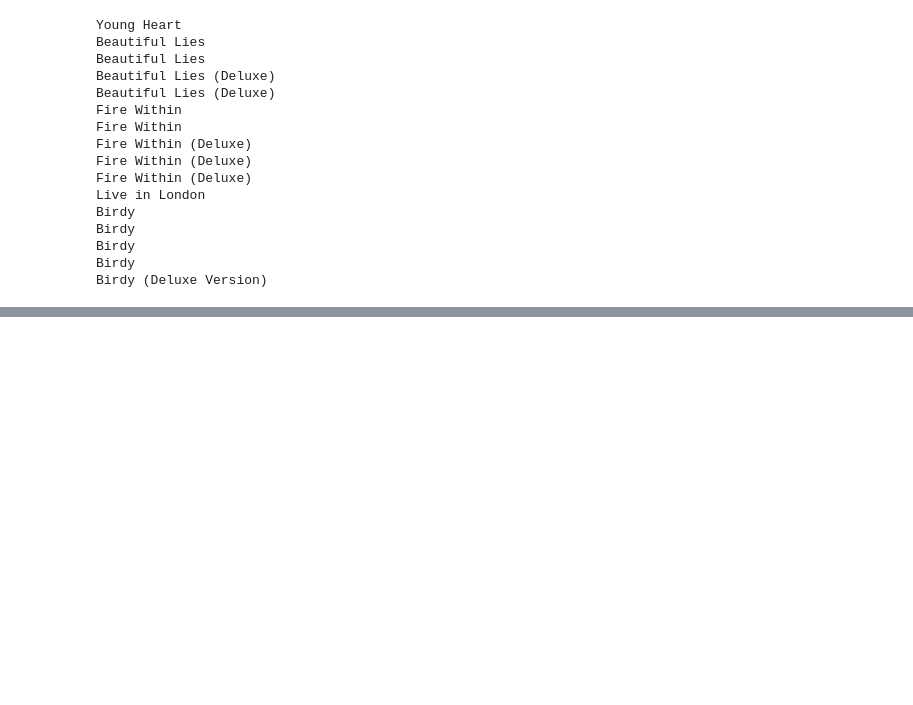
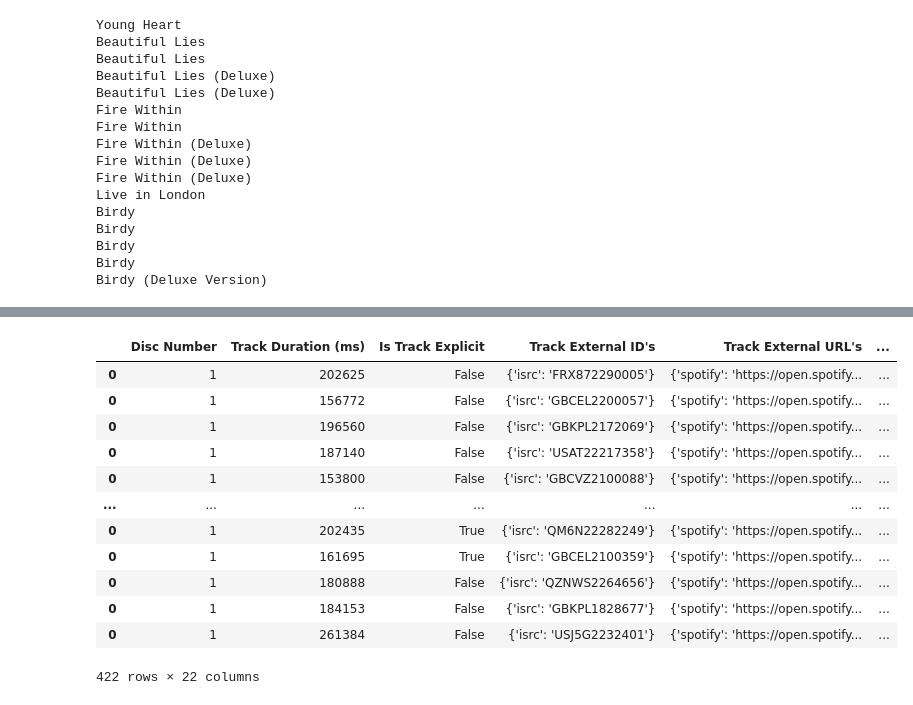
Before and after one commit to Aled-Jenkins/BBC-to-Spotify, a Jupyter notebook: src/spotipy_test.ipynb, the cells around one changed output, grey strips where cells are left out. Cells and saved outputs as stored; diff of their text form; code cells hidden in the pictures; blank space fills up the shorter version.

Commit message:
Spotipy Get Track Data Beta

```diff
--- a/src/spotipy_test.ipynb
+++ b/src/spotipy_test.ipynb
@@ -53,0 +126,28 @@ Birdy (Deluxe Version)
+# %%
+artistName = "Loyle Carner"
+trackName = "Loose Ends"
+(temp_tracks,temp_albums,temp_artists) = get_track_info(artistName,trackName)
+# %%
+mask_2022 = (broadcast_details['Service Date'].apply(lambda date: date.year) == 2022)
+
+temp = (
+broadcast_details[mask_2022]
+.merge(broadcast_playlists, on='Broadcast Key', how='left', suffixes=(" Broadcast Details",""))
+.merge(show_broadcast_details, on='Broadcast Key', how='left', suffixes=(""," Show Details"))
+.merge(shows, on='Show Key', how='left')
+.sort_values(['Service Date','Broadcast Position'], ascending = [False, True])
+)
+temp =  temp[temp['Show Name'] == "Radio 1's Indie Show with Jack Saunders"]
+
+tracks = pd.DataFrame()
+albums = pd.DataFrame()
+artists = pd.DataFrame()
+
+temp = temp[['Track Name', 'Artist Name']].sort_values(['Artist Name','Track Name'], ascending =  True).drop_duplicates(subset=['Artist Name','Track Name'], keep='first')
+
+for i, (index, row) in enumerate(temp.iterrows()):
+    print("Iteration ",i+1," of ",len(temp.index),":",row['Artist Name'],":", row['Track Name'])
+    (temp_tracks,temp_albums,temp_artists) = get_track_info(row['Artist Name'],row['Track Name'])
+    tracks = pd.concat([tracks,temp_tracks]).drop_duplicates(subset='Track ID', keep='first')
+    albums = pd.concat([albums,temp_albums]).drop_duplicates(subset='Album ID', keep='first')
+    artists = pd.concat([artists,temp_artists]).drop_duplicates(subset='Artist ID', keep='first')
@@ -53,0 +172,16 @@ Birdy (Deluxe Version)
+# %%
+tracks
+# %% [output]
+|  | Disc Number | Track Duration (ms) | Is Track Explicit | Track External ID's | Track External URL's | ... |
+| 0 | 1 | 202625 | False | {'isrc': 'FRX872290005'} | {'spotify': 'https://open.spotify... | ... |
+| 0 | 1 | 156772 | False | {'isrc': 'GBCEL2200057'} | {'spotify': 'https://open.spotify... | ... |
+| 0 | 1 | 196560 | False | {'isrc': 'GBKPL2172069'} | {'spotify': 'https://open.spotify... | ... |
+| 0 | 1 | 187140 | False | {'isrc': 'USAT22217358'} | {'spotify': 'https://open.spotify... | ... |
+| 0 | 1 | 153800 | False | {'isrc': 'GBCVZ2100088'} | {'spotify': 'https://open.spotify... | ... |
+| ... | ... | ... | ... | ... | ... | ... |
+| 0 | 1 | 202435 | True | {'isrc': 'QM6N22282249'} | {'spotify': 'https://open.spotify... | ... |
+| 0 | 1 | 161695 | True | {'isrc': 'GBCEL2100359'} | {'spotify': 'https://open.spotify... | ... |
+| 0 | 1 | 180888 | False | {'isrc': 'QZNWS2264656'} | {'spotify': 'https://open.spotify... | ... |
+| 0 | 1 | 184153 | False | {'isrc': 'GBKPL1828677'} | {'spotify': 'https://open.spotify... | ... |
+| 0 | 1 | 261384 | False | {'isrc': 'USJ5G2232401'} | {'spotify': 'https://open.spotify... | ... |
+422 rows × 22 columns
```
Also changed, not shown: parts of 7 cells of this notebook.
